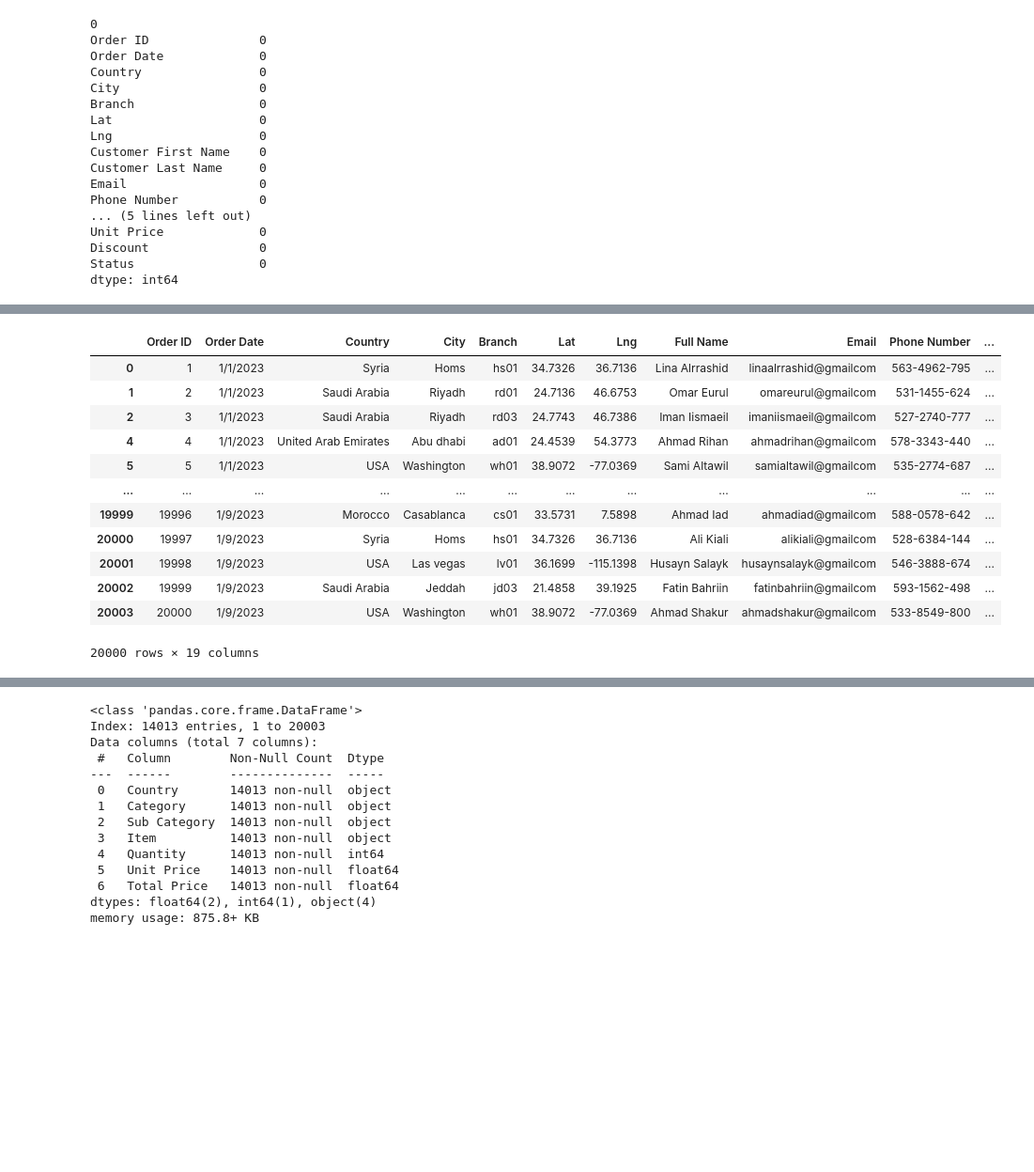
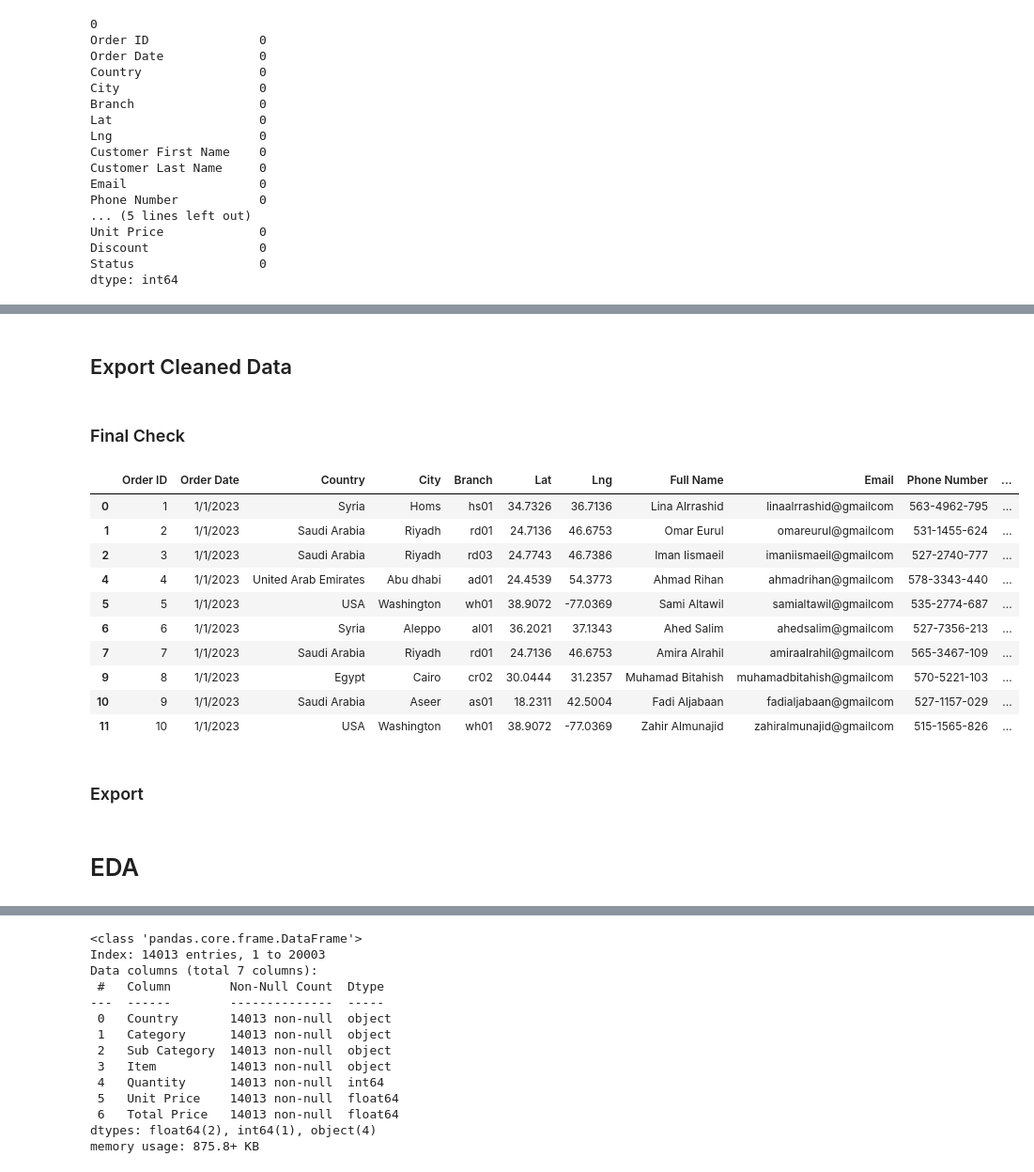
Before and after one commit to MohammedBabaqi/Data_Analysis, a Jupyter notebook: Data_Analysis_notebook.ipynb, the cells around one changed output, grey strips where cells are left out. Shown at 94% size. Cells and saved outputs as stored; diff of their text form; code cells hidden in the pictures; blank space fills up the shorter version.

```diff
--- a/Data_Analysis_notebook.ipynb
+++ b/Data_Analysis_notebook.ipynb
@@ -295,19 +234,21 @@ df
 20000 rows × 19 columns
-# %%
-df['Phone Number'] = df['Phone Number'].str.replace("Tel:","")
-df['Phone Number'] = df['Phone Number'].apply(lambda x: x[0:4]+"-"+x[4:8]+"-"+x[8:])
-df
-# %% [output]
-|  | Order ID | Order Date | Country | City | Branch | Lat | Lng | Full Name | Email | Phone Number | ... |
-| 0 | 1 | 1/1/2023 | Syria | Homs | hs01 | 34.7326 | 36.7136 | Lina Alrrashid | linaalrrashid@gmailcom | 563-4962-795 | ... |
-| 1 | 2 | 1/1/2023 | Saudi Arabia | Riyadh | rd01 | 24.7136 | 46.6753 | Omar Eurul | omareurul@gmailcom | 531-1455-624 | ... |
-| 2 | 3 | 1/1/2023 | Saudi Arabia | Riyadh | rd03 | 24.7743 | 46.7386 | Iman Iismaeil | imaniismaeil@gmailcom | 527-2740-777 | ... |
-| 4 | 4 | 1/1/2023 | United Arab Emirates | Abu dhabi | ad01 | 24.4539 | 54.3773 | Ahmad Rihan | ahmadrihan@gmailcom | 578-3343-440 | ... |
-| 5 | 5 | 1/1/2023 | USA | Washington | wh01 | 38.9072 | -77.0369 | Sami Altawil | samialtawil@gmailcom | 535-2774-687 | ... |
-| ... | ... | ... | ... | ... | ... | ... | ... | ... | ... | ... | ... |
-| 19999 | 19996 | 1/9/2023 | Morocco | Casablanca | cs01 | 33.5731 | 7.5898 | Ahmad Iad | ahmadiad@gmailcom | 588-0578-642 | ... |
-| 20000 | 19997 | 1/9/2023 | Syria | Homs | hs01 | 34.7326 | 36.7136 | Ali Kiali | alikiali@gmailcom | 528-6384-144 | ... |
-| 20001 | 19998 | 1/9/2023 | USA | Las vegas | lv01 | 36.1699 | -115.1398 | Husayn Salayk | husaynsalayk@gmailcom | 546-3888-674 | ... |
-| 20002 | 19999 | 1/9/2023 | Saudi Arabia | Jeddah | jd03 | 21.4858 | 39.1925 | Fatin Bahriin | fatinbahriin@gmailcom | 593-1562-498 | ... |
-| 20003 | 20000 | 1/9/2023 | USA | Washington | wh01 | 38.9072 | -77.0369 | Ahmad Shakur | ahmadshakur@gmailcom | 533-8549-800 | ... |
-20000 rows × 19 columns
+# %% [markdown]
+## Export Cleaned Data
+# %% [markdown]
+### Final Check
+# %%
+df.head(10)
+# %% [output]
+|  | Order ID | Order Date | Country | City | Branch | Lat | Lng | Full Name | Email | Phone Number | ... |
+| 0 | 1 | 1/1/2023 | Syria | Homs | hs01 | 34.7326 | 36.7136 | Lina Alrrashid | linaalrrashid@gmailcom | 563-4962-795 | ... |
+| 1 | 2 | 1/1/2023 | Saudi Arabia | Riyadh | rd01 | 24.7136 | 46.6753 | Omar Eurul | omareurul@gmailcom | 531-1455-624 | ... |
+| 2 | 3 | 1/1/2023 | Saudi Arabia | Riyadh | rd03 | 24.7743 | 46.7386 | Iman Iismaeil | imaniismaeil@gmailcom | 527-2740-777 | ... |
+| 4 | 4 | 1/1/2023 | United Arab Emirates | Abu dhabi | ad01 | 24.4539 | 54.3773 | Ahmad Rihan | ahmadrihan@gmailcom | 578-3343-440 | ... |
+| 5 | 5 | 1/1/2023 | USA | Washington | wh01 | 38.9072 | -77.0369 | Sami Altawil | samialtawil@gmailcom | 535-2774-687 | ... |
+| 6 | 6 | 1/1/2023 | Syria | Aleppo | al01 | 36.2021 | 37.1343 | Ahed Salim | ahedsalim@gmailcom | 527-7356-213 | ... |
+| 7 | 7 | 1/1/2023 | Saudi Arabia | Riyadh | rd01 | 24.7136 | 46.6753 | Amira Alrahil | amiraalrahil@gmailcom | 565-3467-109 | ... |
+| 9 | 8 | 1/1/2023 | Egypt | Cairo | cr02 | 30.0444 | 31.2357 | Muhamad Bitahish | muhamadbitahish@gmailcom | 570-5221-103 | ... |
+| 10 | 9 | 1/1/2023 | Saudi Arabia | Aseer | as01 | 18.2311 | 42.5004 | Fadi Aljabaan | fadialjabaan@gmailcom | 527-1157-029 | ... |
+| 11 | 10 | 1/1/2023 | USA | Washington | wh01 | 38.9072 | -77.0369 | Zahir Almunajid | zahiralmunajid@gmailcom | 515-1565-826 | ... |
+# %% [markdown]
+### Export
@@ -313,0 +257,3 @@ df
+# %% [markdown]
+
+# EDA
```
Also changed, not shown: parts of 47 cells of this notebook, 3 other files.
